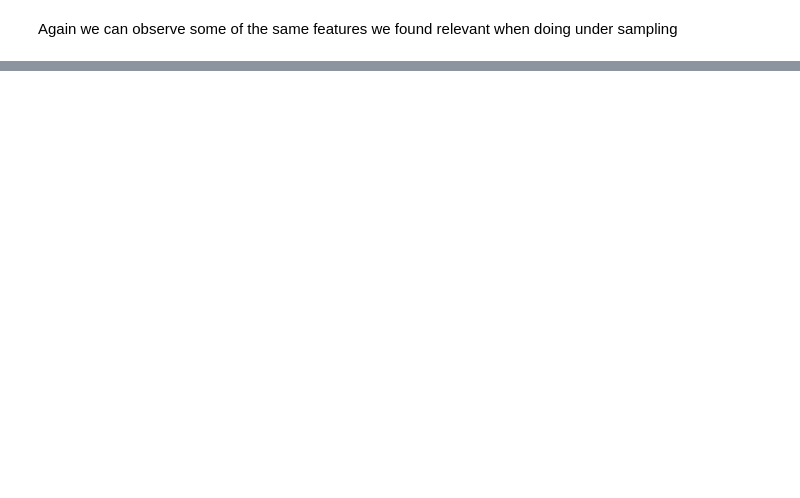
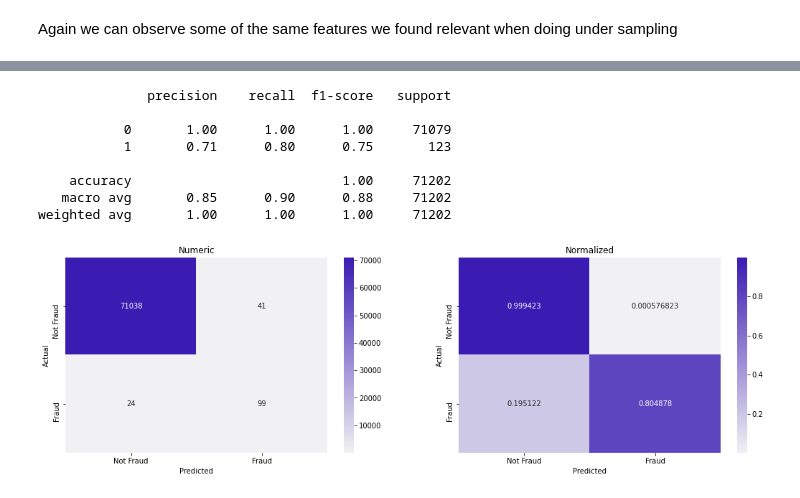
Before and after one commit to raulmarinau/DSIP, a Jupyter notebook: fraud.ipynb, the cells around one changed output, grey strips where cells are left out. Drawn from its saved outputs; the diff is of its cells as text; code cells hidden in the pictures; blank space fills up the shorter version.

Commit message:
Adding NN model

```diff
--- a/fraud.ipynb
+++ b/fraud.ipynb
@@ -593,0 +600,20 @@ Our logistic regressor had the best recall but it comes at the cost of mislabeli
+# %%
+import keras
+import keras.backend as K
+from keras.models import Sequential
+from keras.layers import Dense, Flatten
+
+n_inputs = train_X.shape[1]
+
+nn_model = Sequential([
+    Dense(n_inputs, input_shape=(n_inputs,), activation='relu'),
+    Dense(128, activation='relu'),
+    Dense(32, activation='relu'),
+    Dense(1, activation='sigmoid')
+])
+# %%
+nn_model.compile(optimizer=keras.optimizers.adam_v2.Adam(lr=0.001),
+                loss=keras.losses.BinaryCrossentropy(),
+                metrics=keras.metrics.Recall())
+# %%
+nn_model.fit(train_X, train_y, validation_split=0.25, epochs=10, shuffle=True)
@@ -593,0 +642,14 @@ Our logistic regressor had the best recall but it comes at the cost of mislabeli
+# %%
+nn_pred = nn_model.predict(test_X)
+# %%
+plot_norm_heatmap(test_y, nn_pred.round(), "#3a1cb3")
+# %% [output]
+              precision    recall  f1-score   support
+
+           0       1.00      1.00      1.00     71079
+           1       0.71      0.80      0.75       123
+
+    accuracy                           1.00     71202
+   macro avg       0.85      0.90      0.88     71202
+weighted avg       1.00      1.00      1.00     71202
+[figure, added]
```
Also changed, not shown: parts of 24 cells of this notebook.
